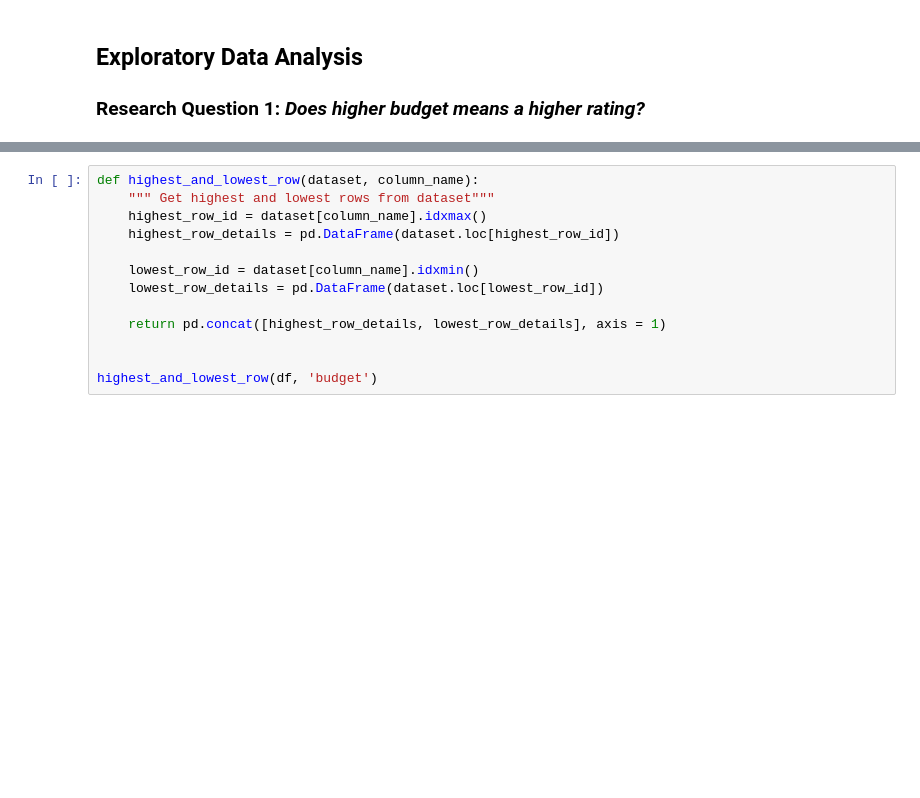
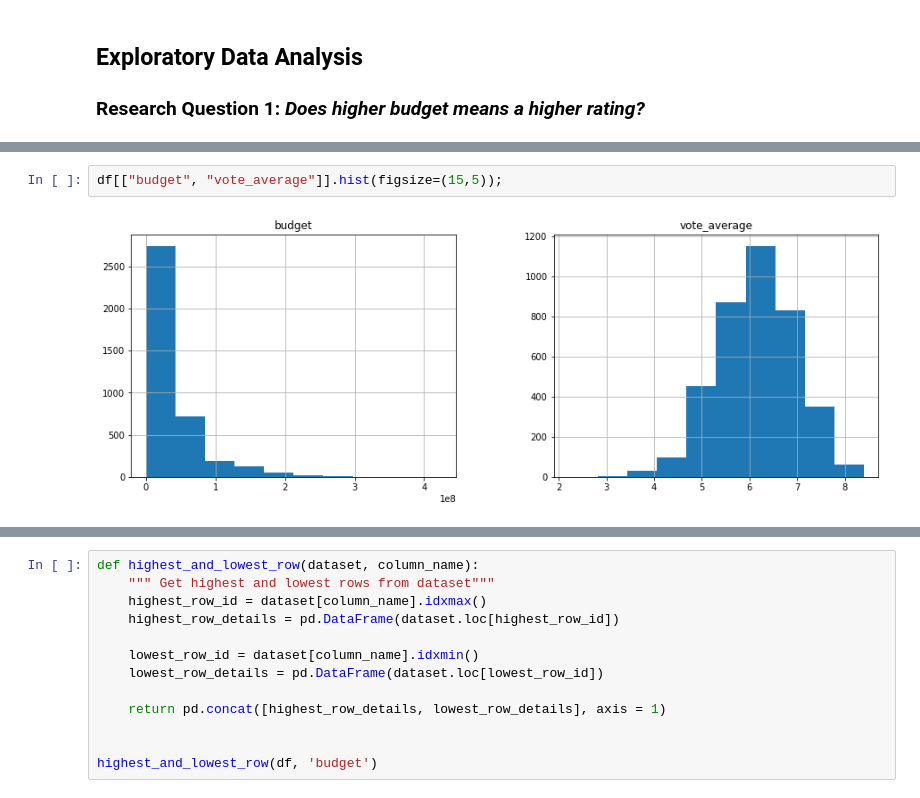
Before and after one commit to pe1te3son/investigate_dataset_p3, a Jupyter notebook: Investigate_a_Dataset.ipynb, the cells around one changed output, grey strips where cells are left out. Cells and saved outputs as stored; diff of their text form; blank space fills up the shorter version.

```diff
--- a/Investigate_a_Dataset.ipynb
+++ b/Investigate_a_Dataset.ipynb
@@ -228,0 +248,4 @@ Clean dataset contains 3849 rows and 11 columns
+# %%
+df[["budget", "vote_average"]].hist(figsize=(15,5));
+# %% [output]
+[figure, added]
```
Also changed, not shown: parts of 7 cells of this notebook, 1 other file.
